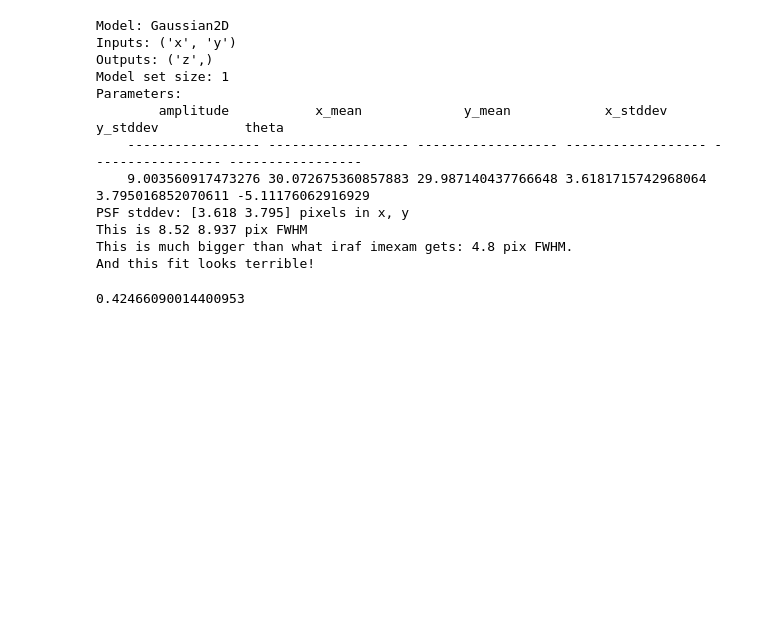
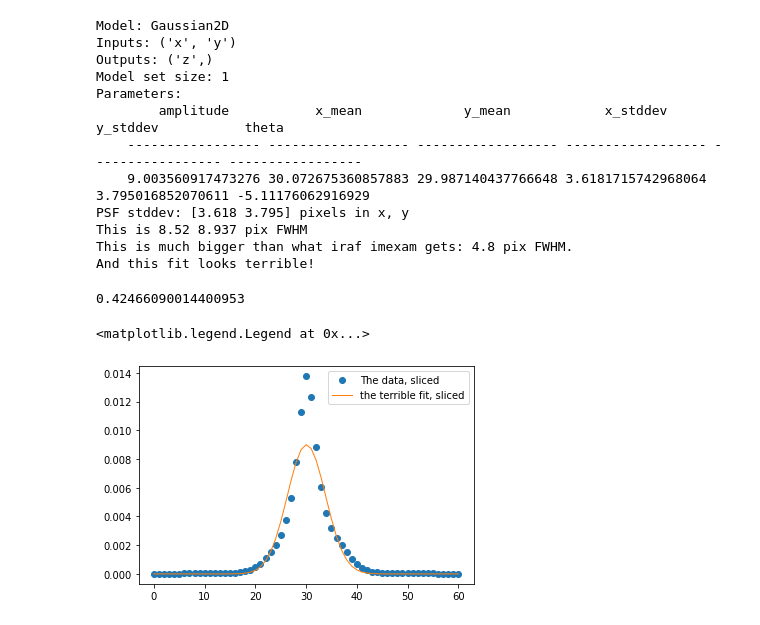
Before and after one commit to janerigby/NB, a Jupyter notebook: PSF-fitting-example-broken.ipynb, the cells around one changed output. Cells and saved outputs as stored; diff of their text form; code cells hidden in the pictures; blank space fills up the shorter version.

Commit message:
added 1D plot to show fit is broken

```diff
--- a/PSF-fitting-example-broken.ipynb
+++ b/PSF-fitting-example-broken.ipynb
@@ -68,3 +68,11 @@ And this fit looks terrible!
 gaussian_fwhm_to_sigma
 # %% [output]
 0.42466090014400953
+# %%
+whichrow = 30
+plt.plot(psf_data[whichrow,], marker='o', label='The data, sliced', ls='')
+plt.plot(f(x,y)[whichrow,] /scaleit, ls='-', label='the terrible fit, sliced')
+plt.legend()
+# %% [output]
+<matplotlib.legend.Legend at 0x...>
+[figure, added]
```
